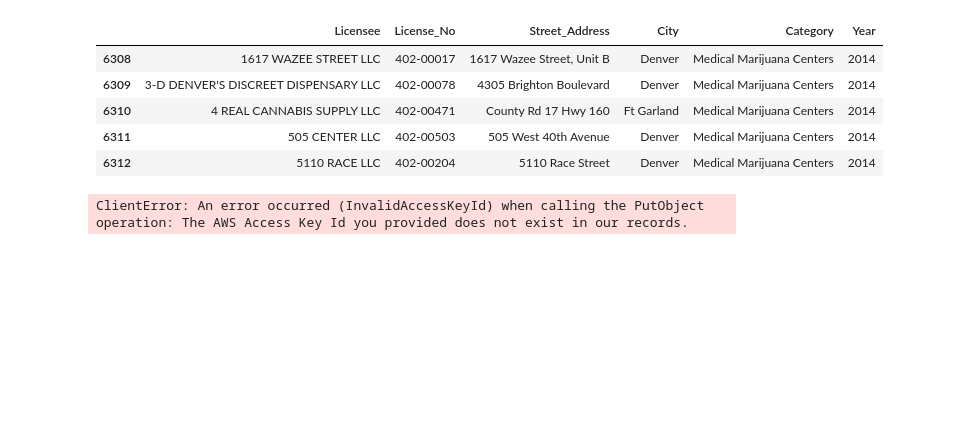
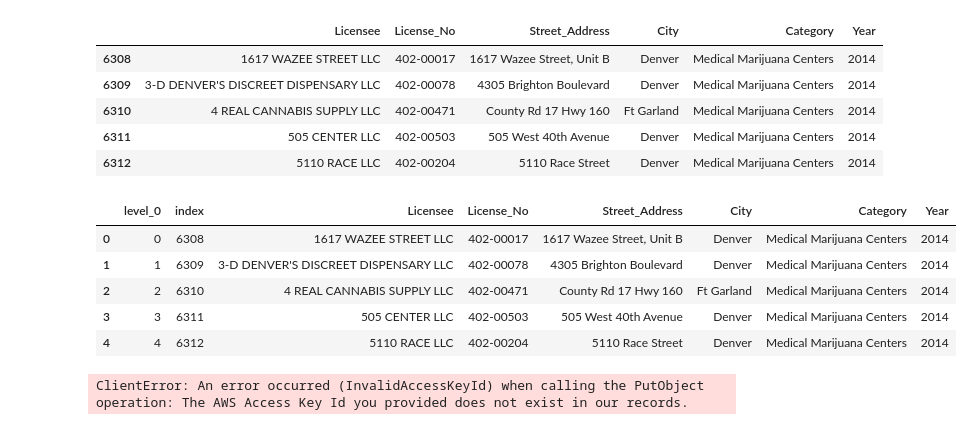
Before and after one commit to jamesa820/PROJECT2_ETL, a Jupyter notebook: ETL.ipynb, the cells around one changed output. Cells and saved outputs as stored; diff of their text form; code cells hidden in the pictures; blank space fills up the shorter version.

Commit message:
created license csv and update notebook

```diff
--- a/ETL.ipynb
+++ b/ETL.ipynb
@@ -51,3 +51,17 @@ cleaned_license.head()
 | 6310 | 4 REAL CANNABIS SUPPLY LLC | 402-00471 | County Rd 17 Hwy 160 | Ft Garland | Medical Marijuana Centers | 2014 |
 | 6311 | 505 CENTER LLC | 402-00503 | 505 West 40th Avenue | Denver | Medical Marijuana Centers | 2014 |
 | 6312 | 5110 RACE LLC | 402-00204 | 5110 Race Street | Denver | Medical Marijuana Centers | 2014 |
+# %%
+#reset index
+cleaned_license=cleaned_license.reset_index()
+#converted to csv and removed index
+cleaned_license.to_csv ('cleaned_license.csv', index = False, header=True)
+
+cleaned_license.head()
+# %% [output]
+|  | level_0 | index | Licensee | License_No | Street_Address | City | Category | Year |
+| 0 | 0 | 6308 | 1617 WAZEE STREET LLC | 402-00017 | 1617 Wazee Street, Unit B | Denver | Medical Marijuana Centers | 2014 |
+| 1 | 1 | 6309 | 3-D DENVER'S DISCREET DISPENSARY LLC | 402-00078 | 4305 Brighton Boulevard | Denver | Medical Marijuana Centers | 2014 |
+| 2 | 2 | 6310 | 4 REAL CANNABIS SUPPLY LLC | 402-00471 | County Rd 17 Hwy 160 | Ft Garland | Medical Marijuana Centers | 2014 |
+| 3 | 3 | 6311 | 505 CENTER LLC | 402-00503 | 505 West 40th Avenue | Denver | Medical Marijuana Centers | 2014 |
+| 4 | 4 | 6312 | 5110 RACE LLC | 402-00204 | 5110 Race Street | Denver | Medical Marijuana Centers | 2014 |
```
Also changed, not shown: parts of 1 cell of this notebook, 1 other file.
